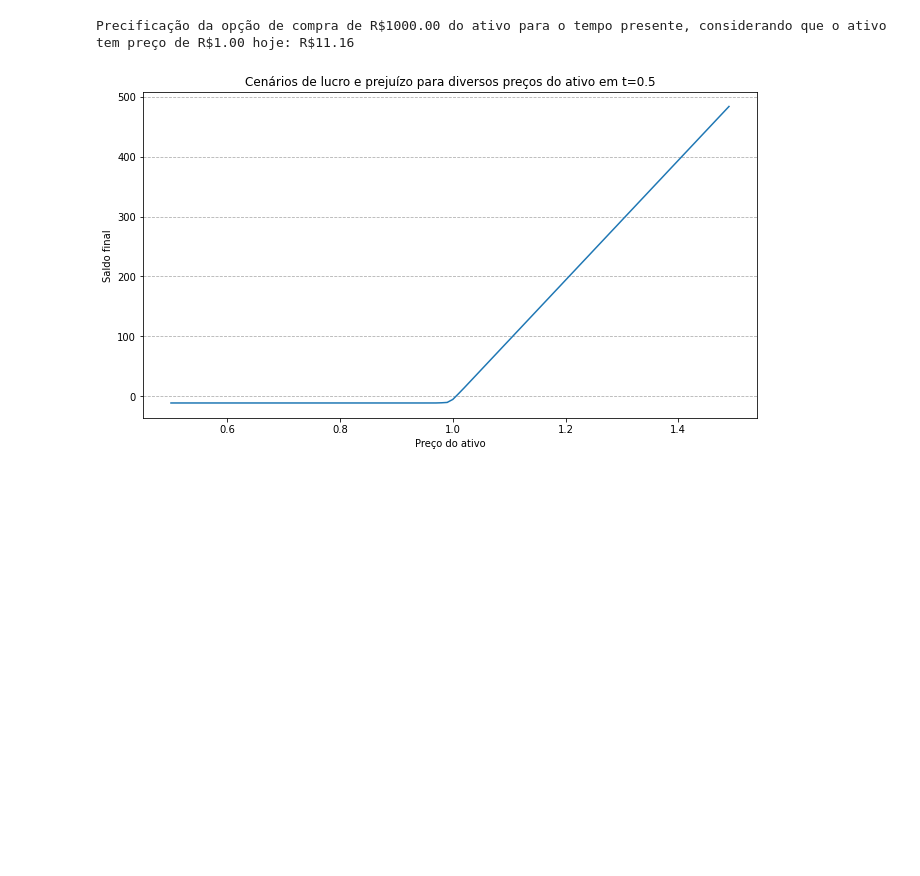
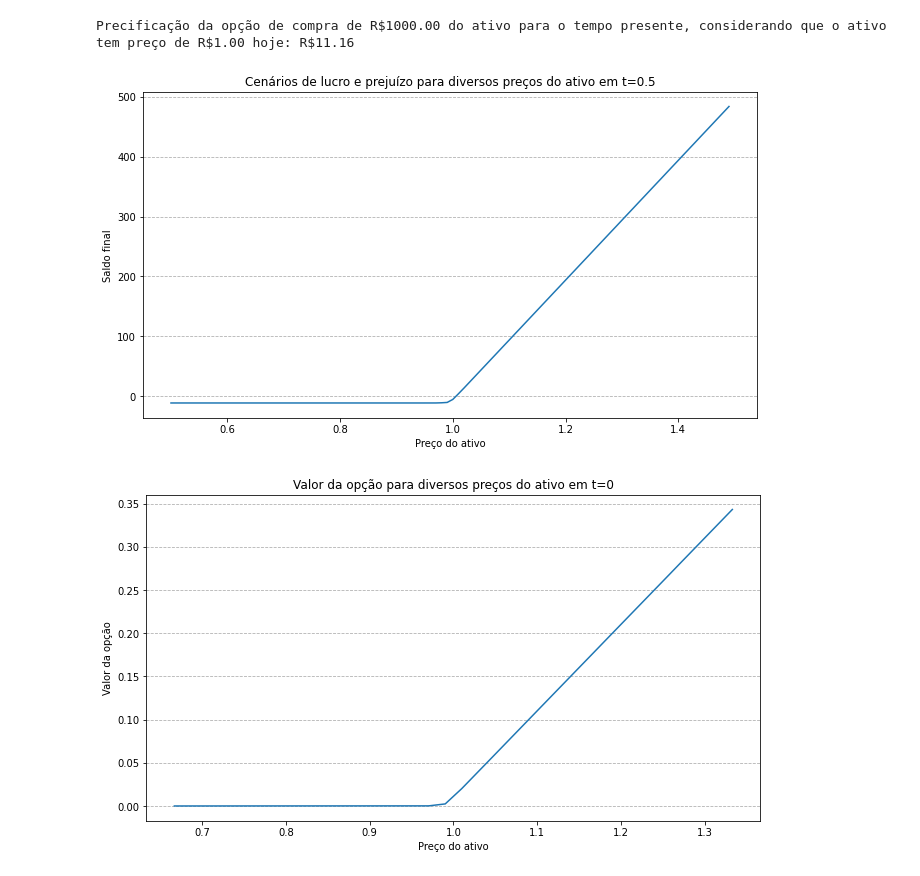
Before and after one commit to PedroDeSanti/MAP3122, a Jupyter notebook: EP2/options.ipynb, the cells around one changed output. Saved outputs shown, nothing was run; the diff lists cells and outputs as text; code cells hidden in the pictures; blank space fills up the shorter version.

Commit message:
adiciona mudancas ao cenario 1

```diff
--- a/EP2/options.ipynb
+++ b/EP2/options.ipynb
@@ -130,9 +130,12 @@ def calcula_aproximacao_V(V, S, t, N, M, L, sigma, K, T, r, interpola = True):
 
 def cenario_1(show_graph=True):
     arquivo = open("report_cenario_1.txt", "w")
+    #============
+    #=== Ex 1 ===
+    #============
     N       = 1000
     L       = 10
-    M       = 10
+    M       = 100
     K       = 1
     sigma   = 0.01
     T       = 1
@@ -150,7 +153,25 @@ def cenario_1(show_graph=True):
 
     print("Precificação da opção de compra de R$1000.00 do ativo para o tempo presente, considerando que o ativo tem preço de R$1.00 hoje: R${:.2f}".format(opcao_compra_1000))
 
+
+    #============
+    #=== Ex 2 ===
+    #============
+
     gera_cenarios_lucro(V, 0.5, N, M, L, sigma, K, T, r, opcao_compra_1000, show_graph, "Cenários de lucro e prejuízo para diversos preços do ativo em t=0.5", "grafico_1_cenario_1.png")
+
+    # Valor da opcao em funcao do preco do ativo em t=0
+    gera_cenarios_preco_do_ativo(V, 0., N, M, L, sigma, K, T, r,show_graph, "Valor da opção para diversos preços do ativo em t=0", "grafico_2_cenario_1.png")
+
+    # Valor da opcao em funcao do preco do ativo em t=0.5
+    gera_cenarios_preco_do_ativo(V, 0.5, N, M, L, sigma, K, T, r,show_graph, "Valor da opção para diversos preços do ativo em t=0.5", "grafico_3_cenario_1.png")
+
+    # Valor da opcao em funcao do preco do ativo em t=1.0
+    gera_cenarios_preco_do_ativo(V, 1., N, M, L, sigma, K, T, r,show_graph, "Valor da opção para diversos preços do ativo em t=1.0", "grafico_4_cenario_1.png")
+
+    #============
+    #=== Ex 3 ===
+    #============
 
     sigma = 0.02
     u = calcula_u(N, M, L, sigma, K, T)
@@ -163,7 +184,42 @@ def cenario_1(show_graph=True):
 
     print("Precificação da opção de compra de R$1000.00 do ativo mudando apenas a volatilidade para 0.02: R${:.2f}".format(opcao_compra_1000))
 
-    gera_cenarios_lucro(V, 0.5, N, M, L, sigma, K, T, r, opcao_compra_1000, show_graph, "Cenários de lucro e prejuízo para diversos preços do ativo em t=0.5", "grafico_2_cenario_1.png")
+    gera_cenarios_lucro(V, 0.5, N, M, L, sigma, K, T, r, opcao_compra_1000, show_graph, "Cenários de lucro e prejuízo para diversos preços do ativo em t=0.5 com sigma = 0.02", "grafico_5_cenario_1.png")
+    # Valor da opcao em funcao do preco do ativo em t=0
+    gera_cenarios_preco_do_ativo(V, 0., N, M, L, sigma, K, T, r,show_graph, "Valor da opção para diversos preços do ativo em t=0 com sigma = 0.02", "grafico_6_cenario_1.png")
+
+    # Valor da opcao em funcao do preco do ativo em t=0.5
+    gera_cenarios_preco_do_ativo(V, 0.5, N, M, L, sigma, K, T, r,show_graph, "Valor da opção para diversos preços do ativo em t=0.5 com sigma = 0.02", "grafico_7_cenario_1.png")
+
+    # Valor da opcao em funcao do preco do ativo em t=1.0
+    gera_cenarios_preco_do_ativo(V, 1., N, M, L, sigma, K, T, r,show_graph, "Valor da opção para diversos preços do ativo em t=1.0 com sigma = 0.02", "grafico_8_cenario_1.png")
+
+    #============
+    #=== Ex 4 ===
+    #============
+
+    r = 0.1
+    sigma = 0.1
+    u = calcula_u(N, M, L, sigma, K, T)
+    V = calcula_V(u, N, M, r, T)
+
+    preco_opcao_agora = calcula_aproximacao_V(V, S, t, N, M, L, sigma, K, T, r)
+    imprime_report(arquivo, N, L, M, K, sigma, T, r, S, t, preco_opcao_agora)
+
+    opcao_compra_1000 = preco_opcao_agora*1000
+
+    print("Precificação da opção de compra de R$1000.00 do ativo com r = 0.1 e sigma = 0.1: R${:.2f}".format(opcao_compra_1000))
+
+    gera_cenarios_lucro(V, 0.5, N, M, L, sigma, K, T, r, opcao_compra_1000, show_graph, "Cenários de lucro e prejuízo para diversos preços do ativo em t=0.5 com sigma = 0.1 e r = 0.1", "grafico_9_cenario_1.png")
+    # Valor da opcao em funcao do preco do ativo em t=0
+    gera_cenarios_preco_do_ativo(V, 0., N, M, L, sigma, K, T, r,show_graph, "Valor da opção para diversos preços do ativo em t=0 com sigma = 0.1 e r = 0.1", "grafico_10_cenario_1.png")
+
+    # Valor da opcao em funcao do preco do ativo em t=0.5
+    gera_cenarios_preco_do_ativo(V, 0.5, N, M, L, sigma, K, T, r,show_graph, "Valor da opção para diversos preços do ativo em t=0.5 com sigma = 0.1 e r = 0.1", "grafico_11_cenario_1.png")
+
+    # Valor da opcao em funcao do preco do ativo em t=1.0
+    gera_cenarios_preco_do_ativo(V, 1., N, M, L, sigma, K, T, r,show_graph, "Valor da opção para diversos preços do ativo em t=1.0 com sigma = 0.1 e r = 0.1", "grafico_12_cenario_1.png")
+
 
     arquivo.close()
     return
@@ -184,30 +240,55 @@ def imprime_report(arquivo, N, L, M, K, sigma, T, r, S, t, V):
     arquivo.write("\n\n")
     return
 
 def gera_cenarios_lucro(V, t, N, M, L, sigma, K, T, r, gasto_inicial, show_graph, titulo = "", nome_imagem = ""):
     k       = 100
     S_min   = K/2
     S_max   = 3*K/2
     delta_S = (S_max-S_min)/k
     k_i     = np.arange(k)
     S_list  = k_i*delta_S+S_min
     cenarios = []
     for S_i in S_list:
         resultado_i = calcula_aproximacao_V(V, S_i, t, N, M, L, sigma, K, T, r)*1000-gasto_inicial
         cenarios.append(resultado_i)
 
     if show_graph:
         fig, ax = plt.subplots(figsize = (11, 6))
         ax.plot(S_list, cenarios)
         ax.grid(visible = True, axis = "y", linestyle = "--")
         ax.set_title(titulo)
         ax.set_xlabel("Preço do ativo")
         ax.set_ylabel("Saldo final")
         plt.savefig(nome_imagem)
         plt.show()
     return cenarios
 
+def gera_cenarios_preco_do_ativo(V, t, N, M, L, sigma, K, T, r, show_graph, titulo = "", nome_imagem = ""):
+    k       = 10000
+    S_min   = 2*K/3
+    S_max   = 4*K/3
+    delta_S = (S_max-S_min)/k
+    k_i     = np.arange(k)
+    S_list  = k_i*delta_S+S_min
+    cenarios = []
+    for S_i in S_list:
+        resultado_i = calcula_aproximacao_V(V, S_i, t, N, M, L, sigma, K, T, r)
+        cenarios.append(resultado_i)
+
+    if show_graph:
+        fig, ax = plt.subplots(figsize = (11, 6))
+        ax.plot(S_list, cenarios)
+        ax.grid(visible = True, axis = "y", linestyle = "--")
+        ax.set_title(titulo)
+        ax.set_xlabel("Preço do ativo")
+        ax.set_ylabel("Valor da opção")
+        plt.savefig(nome_imagem)
+        plt.show()
+    return cenarios
+
+
 cenario_1()
 # %% [output]
 Precificação da opção de compra de R$1000.00 do ativo para o tempo presente, considerando que o ativo tem preço de R$1.00 hoje: R$11.16
 [figure]
+[figure, new version]
```
Also changed, not shown: parts of 1 cell of this notebook.
